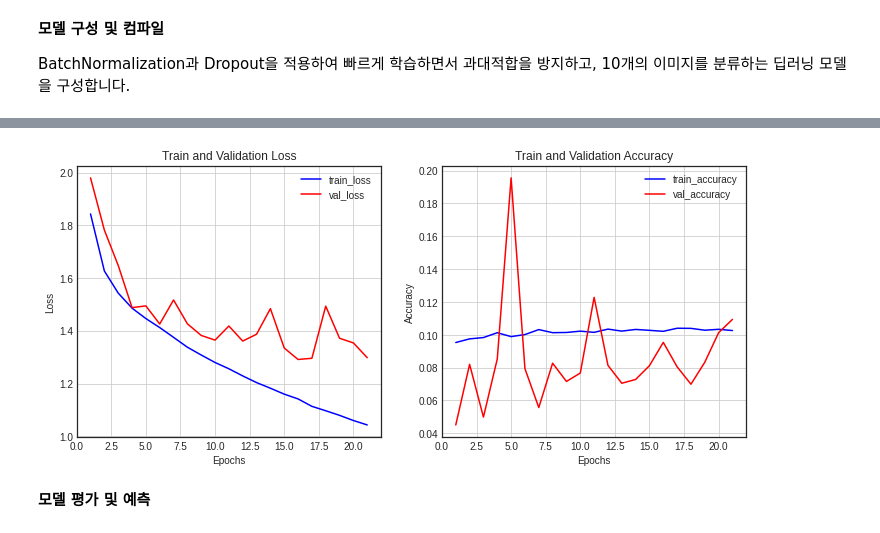
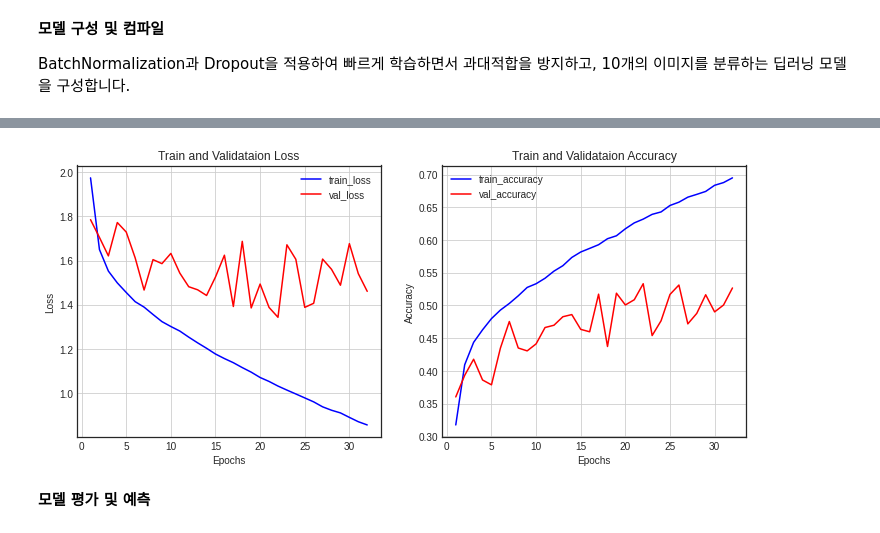
Before and after one commit to CAVASOL/aiffel_node, a Jupyter notebook: dl_project/dl_master_project_cifar10.ipynb, the cells around one changed output, grey strips where cells are left out. Cells and saved outputs as stored; diff of their text form; code cells hidden in the pictures.

Commit message:
Construct and evaluate models using dense layer and cnn on cifar10 data.

```diff
--- a/dl_project/dl_master_project_cifar10.ipynb
+++ b/dl_project/dl_master_project_cifar10.ipynb
@@ -125,12 +127,13 @@ model.add(layers.Dropout(0.5))
 model.add(layers.Dense(512))
 model.add(layers.BatchNormalization())
 model.add(layers.Activation("relu"))
+model.add(layers.Dropout(0.5))
 model.add(layers.Dense(10, activation = "softmax"))
 
 model.compile(optimizer = 'Adam',
               loss = "sparse_categorical_crossentropy",
               metrics = "accuracy")
 
-model.save('cifar10_model_init')
+# model.save('cifar10_model_init')
 model.summary()
 # %% [output]
@@ -166,20 +165,17 @@ ModelCheckpoint와 EarlyStopping 콜백 함수를 적용하여 모델 학습을
 
 from tensorflow.keras import callbacks
 
-check_point_cb = callbacks.ModelCheckpoint('cifar10_model_init',
+check_point_cb = callbacks.ModelCheckpoint('cifa10_model.h5',
                                            monitor="val_loss",
-                                           save_best_only=True,
-                                           mode='min',
-                                           verbose=1)
+                                           save_best_only=True)
 
-early_stopping_cb = callbacks.EarlyStopping(patience=5,
+early_stopping_cb = callbacks.EarlyStopping(patience=10,
                                             monitor="val_loss",
-                                            restore_best_weights=True,
-                                            mode='min',
-                                            verbose=1)
+                                            restore_best_weights=True)
 
 history = model.fit(x_train, y_train,
                     epochs=50,
+                    batch_size = 64,
                     validation_data=(x_val, y_val),
                     callbacks=[check_point_cb, early_stopping_cb])
 # %% [output]
@@ -203,40 +199,37 @@ Epoch 00021: early stopping
 # %%
-# 학습 히스토리의 `loss`, `val_loss`, `accuracy`, `val_accuracy`를 차트로 시각화합니다.
+# 문제 3-5: 학습 히스토리의 `loss`, `val_loss`, `accuracy`, `val_accuracy`를 차트로 시각화합니다.
 
-plt.style.use('seaborn-white')
+hist_dict = history.history
 
-history_dict = history.history
-
-loss = history_dict['loss']
-val_loss = history_dict['val_loss']
+loss = hist_dict['loss']
+val_loss = hist_dict['val_loss']
+accuracy = hist_dict['accuracy']
+val_accuracy = hist_dict['val_accuracy']
 
 epochs = range(1, len(loss) + 1)
-fig = plt.figure(figsize=(12, 5))
+fig = plt.figure(figsize = (12, 5))
 
 ax1 = fig.add_subplot(1, 2, 1)
-ax1.plot(epochs, loss, 'b-', label='train_loss')
-ax1.plot(epochs, val_loss, 'r-', label='val_loss')
-ax1.set_title('Train and Validation Loss')
+ax1.plot(epochs, loss, 'b-', label = "train_loss")
+ax1.plot(epochs, val_loss, 'r-', label = "val_loss")
+ax1.set_title('Train and Validataion Loss')
 ax1.set_xlabel('Epochs')
 ax1.set_ylabel('Loss')
 ax1.grid()
 ax1.legend()
 
-accuracy = history_dict['accuracy']
-val_accuracy = history_dict['val_accuracy']
-
-ax2 = fig.add_subplot(1, 2, 2)
-ax2.plot(epochs, accuracy, 'b-', label='train_accuracy')
-ax2.plot(epochs, val_accuracy, 'r-', label='val_accuracy')
-ax2.set_title('Train and Validation Accuracy')
-ax2.set_xlabel('Epochs')
-ax2.set_ylabel('Accuracy')
-ax2.grid()
-ax2.legend()
+ax1 = fig.add_subplot(1, 2, 2)
+ax1.plot(epochs, accuracy, 'b-', label = "train_accuracy")
+ax1.plot(epochs, val_accuracy, 'r-', label = "val_accuracy")
+ax1.set_title('Train and Validataion Accuracy')
+ax1.set_xlabel('Epochs')
+ax1.set_ylabel('Accuracy')
+ax1.grid()
+ax1.legend()
 
 plt.show()
 # %% [output]
-[figure, old version]
+[figure, new version]
 # %% [markdown]
 **모델 평가 및 예측**
 # %%
```
Also changed, not shown: parts of 27 cells of this notebook.
